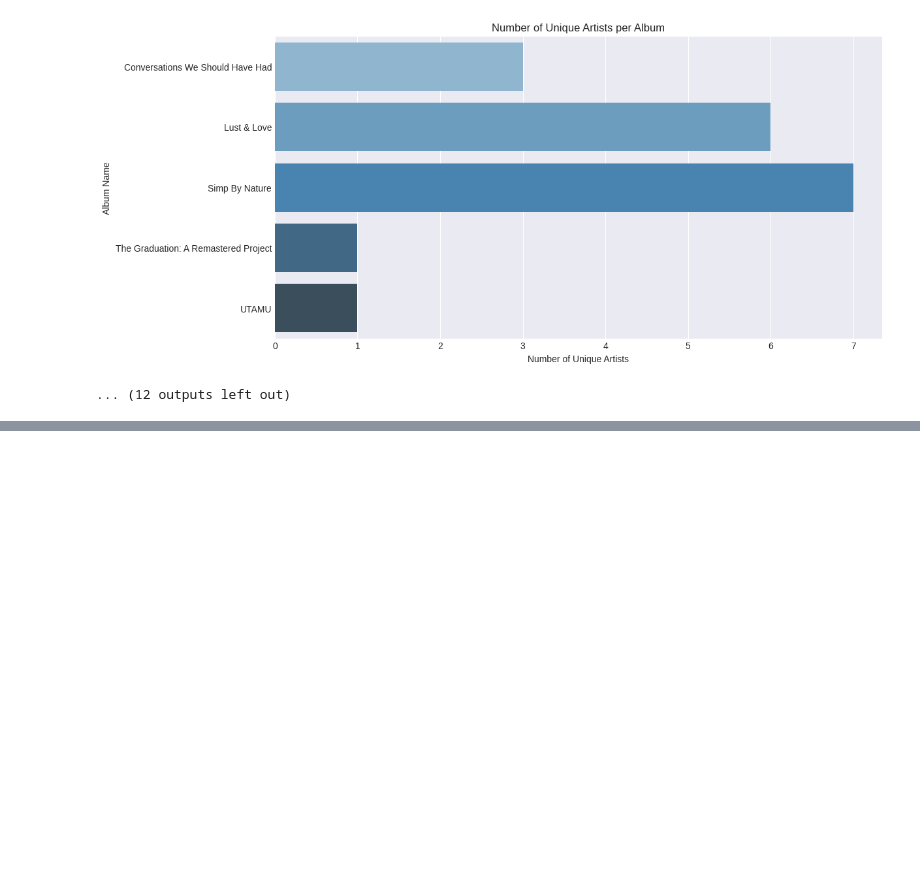
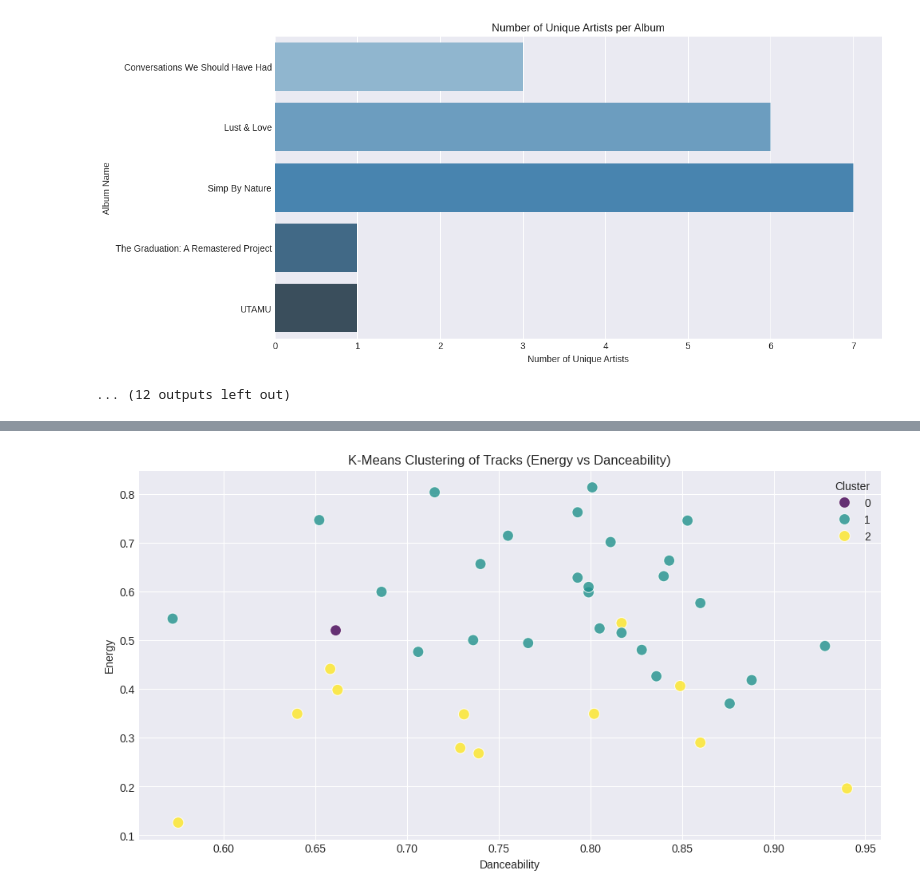
Before and after one commit to dennisgathu8/36CHAMBERS, a Jupyter notebook: Enter_the_WU_36_CHAMBERS.ipynb, the cells around one changed output, grey strips where cells are left out. Saved outputs shown, nothing was run; the diff lists cells and outputs as text; code cells hidden in the pictures; blank space fills up the shorter version.

```diff
--- a/Enter_the_WU_36_CHAMBERS.ipynb
+++ b/Enter_the_WU_36_CHAMBERS.ipynb
@@ -372,0 +429,87 @@ Passing `palette` without assigning `hue` is deprecated and will be removed in v
+# %%
+from sklearn.cluster import KMeans
+from sklearn.decomposition import PCA
+from sklearn.preprocessing import StandardScaler
+from sklearn.linear_model import LinearRegression
+from sklearn.model_selection import train_test_split
+
+# 1. K-Means Clustering based on Audio Features
+# We'll use the numeric columns related to audio features for clustering
+cluster_columns = ['Danceability', 'Energy', 'Loudness', 'Tempo', 'Valence', 'Speechiness', 'Acousticness', 'Instrumentalness', 'Liveness']
+scaled_features = StandardScaler().fit_transform(music_df[cluster_columns])
+
+# Perform K-Means Clustering
+kmeans = KMeans(n_clusters=3, random_state=42)
+music_df['Cluster'] = kmeans.fit_predict(scaled_features)
+
+# Visualize Clusters with a scatter plot of Energy vs Danceability
+plt.figure(figsize=(12, 6))
+sns.scatterplot(x='Danceability', y='Energy', hue='Cluster', data=music_df, palette='viridis', s=100, alpha=0.8)
+plt.title('K-Means Clustering of Tracks (Energy vs Danceability)')
+plt.xlabel('Danceability')
+plt.ylabel('Energy')
+plt.show()
+
+# 2. Principal Component Analysis (PCA) for Dimensionality Reduction
+# We will reduce the numeric features to 2D using PCA
+pca = PCA(n_components=2)
+pca_result = pca.fit_transform(scaled_features)
+
+# Add PCA components to the DataFrame for visualization
+music_df['PCA1'] = pca_result[:, 0]
+music_df['PCA2'] = pca_result[:, 1]
+
+# Scatter plot of the PCA results
+plt.figure(figsize=(12, 6))
+sns.scatterplot(x='PCA1', y='PCA2', hue='Cluster', data=music_df, palette='coolwarm', s=100, alpha=0.8)
+plt.title('PCA of Tracks Based on Audio Features')
+plt.xlabel('PCA Component 1')
+plt.ylabel('PCA Component 2')
+plt.show()
+
+# 3. Trend Analysis Over Time (if Release Date is available)
+if 'Release Date' in music_df.columns:
+    # Convert 'Release Date' to datetime format if not already done
+    music_df['Release Date'] = pd.to_datetime(music_df['Release Date'])
+
+    # Group by year and calculate average popularity over time
+    music_df['Year'] = music_df['Release Date'].dt.year
+    popularity_over_time = music_df.groupby('Year')['Popularity'].mean().reset_index()
+
+    # Plot the trend of popularity over time
+    plt.figure(figsize=(12, 6))
+    sns.lineplot(x='Year', y='Popularity', data=popularity_over_time, marker='o', color='blue')
+    plt.title('Trend of Average Popularity Over Time')
+    plt.xlabel('Year')
+    plt.ylabel('Average Popularity')
+    plt.show()
+else:
+    print("Release Date information is not available in the dataset.")
+
+# 4. Feature Importance for Popularity (Regression Analysis)
+# We'll use a linear regression model to assess feature importance for popularity
+X = music_df[cluster_columns]  # Audio features as input
+y = music_df['Popularity']  # Popularity as the target
+
+# Split the data into training and testing sets
+X_train, X_test, y_train, y_test = train_test_split(X, y, test_size=0.3, random_state=42)
+
+# Create and fit the linear regression model
+reg = LinearRegression()
+reg.fit(X_train, y_train)
+
+# Check feature importance (coefficients)
+importance = reg.coef_
+
+# Visualize feature importance
+plt.figure(figsize=(12, 6))
+sns.barplot(x=importance, y=cluster_columns, palette='coolwarm')
+plt.title('Feature Importance for Predicting Popularity')
+plt.xlabel('Importance')
+plt.ylabel('Features')
+plt.show()
+
+# Display the model's performance on the test set
+print(f"Model R^2 score: {reg.score(X_test, y_test):.2f}")
+# %% [output]
+[figure, added]
```
Also changed, not shown: parts of 15 cells of this notebook.
